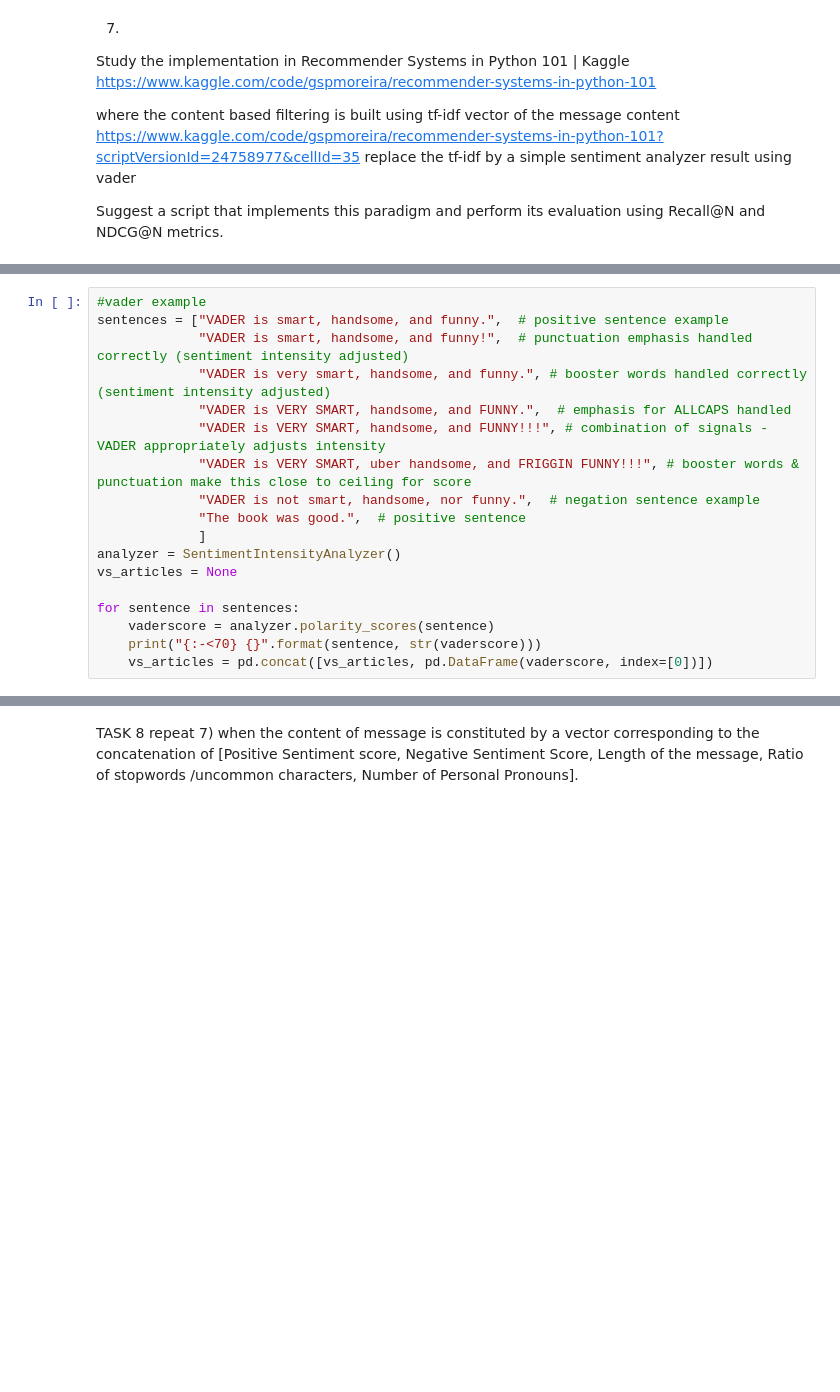
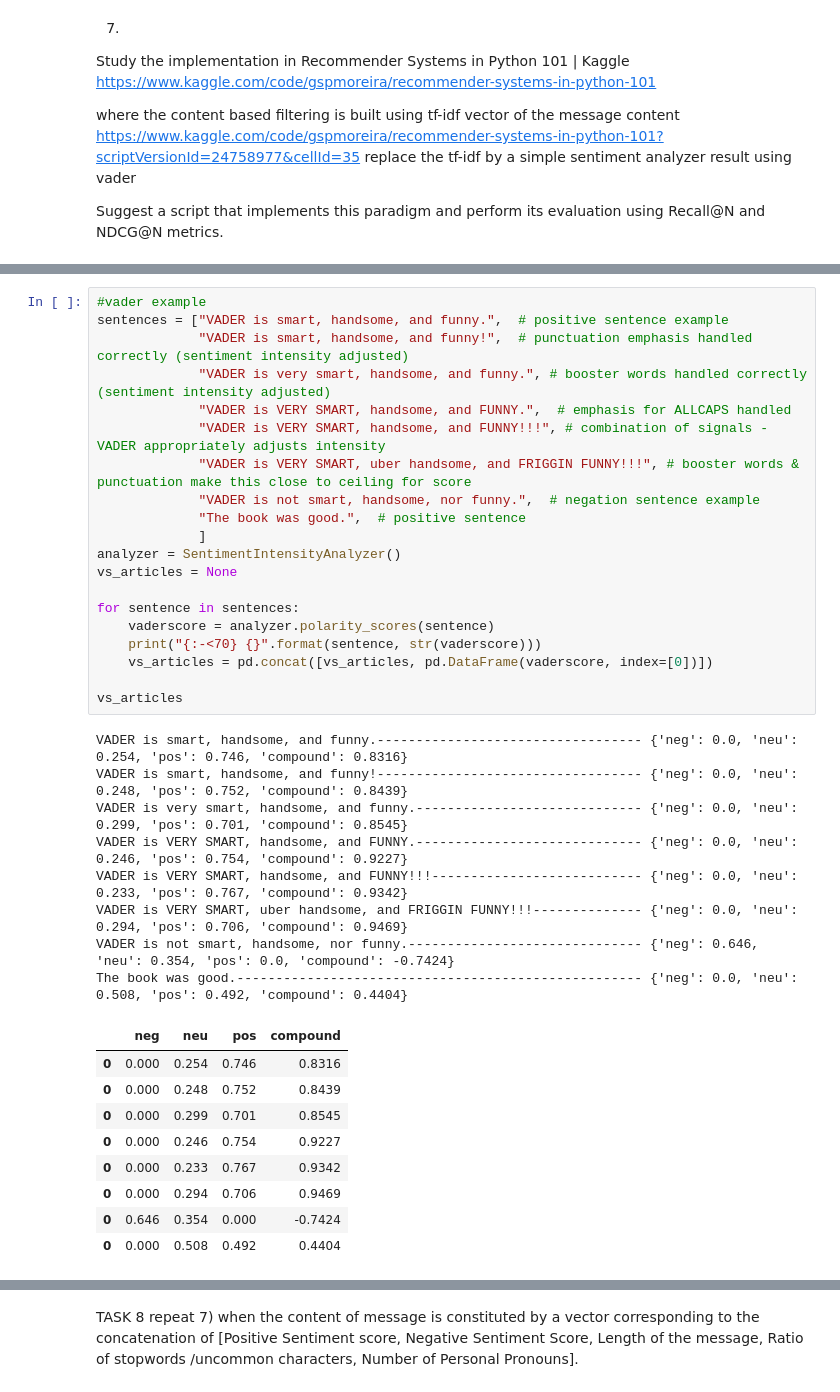
Before and after one commit to MK473203/NLP_project_35, a Jupyter notebook: nlp project part 7-8.ipynb, the cells around one changed output, grey strips where cells are left out. Cells and saved outputs as stored; diff of their text form; blank space fills up the shorter version.

```diff
--- a/nlp project part 7-8.ipynb
+++ b/nlp project part 7-8.ipynb
@@ -91,18 +120,38 @@ from vaderSentiment.vaderSentiment import SentimentIntensityAnalyzer
 # %%
 #vader example
 sentences = ["VADER is smart, handsome, and funny.",  # positive sentence example
              "VADER is smart, handsome, and funny!",  # punctuation emphasis handled correctly (sentiment intensity adjusted)
              "VADER is very smart, handsome, and funny.", # booster words handled correctly (sentiment intensity adjusted)
              "VADER is VERY SMART, handsome, and FUNNY.",  # emphasis for ALLCAPS handled
              "VADER is VERY SMART, handsome, and FUNNY!!!", # combination of signals - VADER appropriately adjusts intensity
              "VADER is VERY SMART, uber handsome, and FRIGGIN FUNNY!!!", # booster words & punctuation make this close to ceiling for score
              "VADER is not smart, handsome, nor funny.",  # negation sentence example
              "The book was good.",  # positive sentence
              ]
 analyzer = SentimentIntensityAnalyzer()
 vs_articles = None
 
 for sentence in sentences:
     vaderscore = analyzer.polarity_scores(sentence)
     print("{:-<70} {}".format(sentence, str(vaderscore)))
     vs_articles = pd.concat([vs_articles, pd.DataFrame(vaderscore, index=[0])])
+
+vs_articles
+# %% [output]
+VADER is smart, handsome, and funny.---------------------------------- {'neg': 0.0, 'neu': 0.254, 'pos': 0.746, 'compound': 0.8316}
+VADER is smart, handsome, and funny!---------------------------------- {'neg': 0.0, 'neu': 0.248, 'pos': 0.752, 'compound': 0.8439}
+VADER is very smart, handsome, and funny.----------------------------- {'neg': 0.0, 'neu': 0.299, 'pos': 0.701, 'compound': 0.8545}
+VADER is VERY SMART, handsome, and FUNNY.----------------------------- {'neg': 0.0, 'neu': 0.246, 'pos': 0.754, 'compound': 0.9227}
+VADER is VERY SMART, handsome, and FUNNY!!!--------------------------- {'neg': 0.0, 'neu': 0.233, 'pos': 0.767, 'compound': 0.9342}
+VADER is VERY SMART, uber handsome, and FRIGGIN FUNNY!!!-------------- {'neg': 0.0, 'neu': 0.294, 'pos': 0.706, 'compound': 0.9469}
+VADER is not smart, handsome, nor funny.------------------------------ {'neg': 0.646, 'neu': 0.354, 'pos': 0.0, 'compound': -0.7424}
+The book was good.---------------------------------------------------- {'neg': 0.0, 'neu': 0.508, 'pos': 0.492, 'compound': 0.4404}
+|  | neg | neu | pos | compound |
+| 0 | 0.000 | 0.254 | 0.746 | 0.8316 |
+| 0 | 0.000 | 0.248 | 0.752 | 0.8439 |
+| 0 | 0.000 | 0.299 | 0.701 | 0.8545 |
+| 0 | 0.000 | 0.246 | 0.754 | 0.9227 |
+| 0 | 0.000 | 0.233 | 0.767 | 0.9342 |
+| 0 | 0.000 | 0.294 | 0.706 | 0.9469 |
+| 0 | 0.646 | 0.354 | 0.000 | -0.7424 |
+| 0 | 0.000 | 0.508 | 0.492 | 0.4404 |
```
Also changed, not shown: parts of 14 cells of this notebook.
